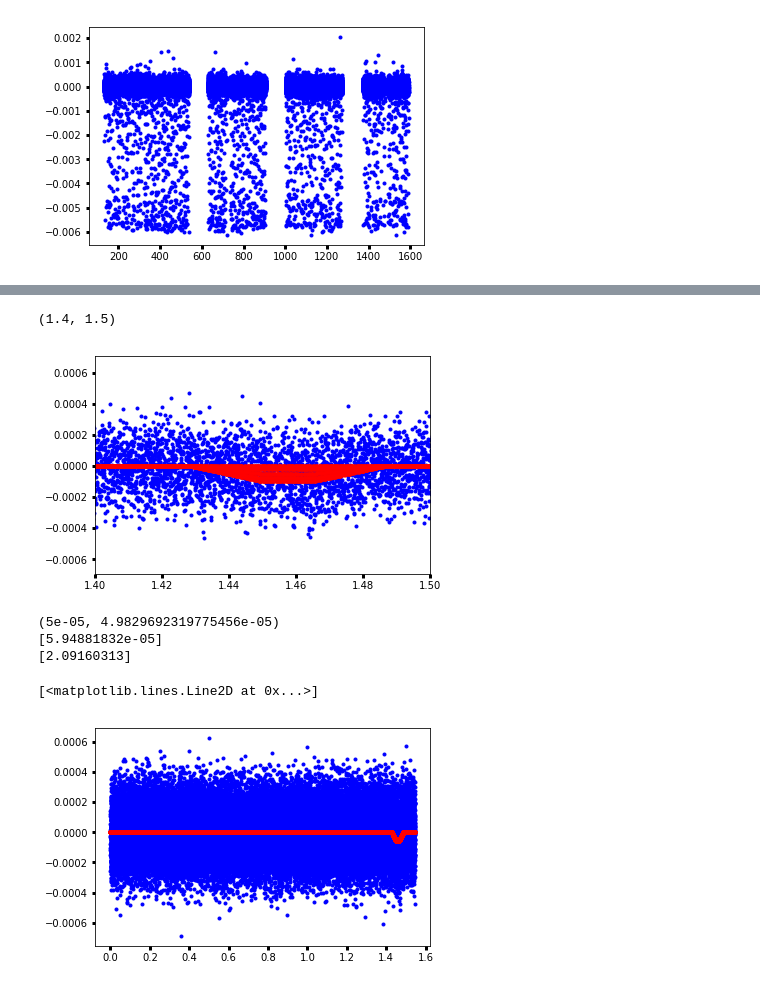
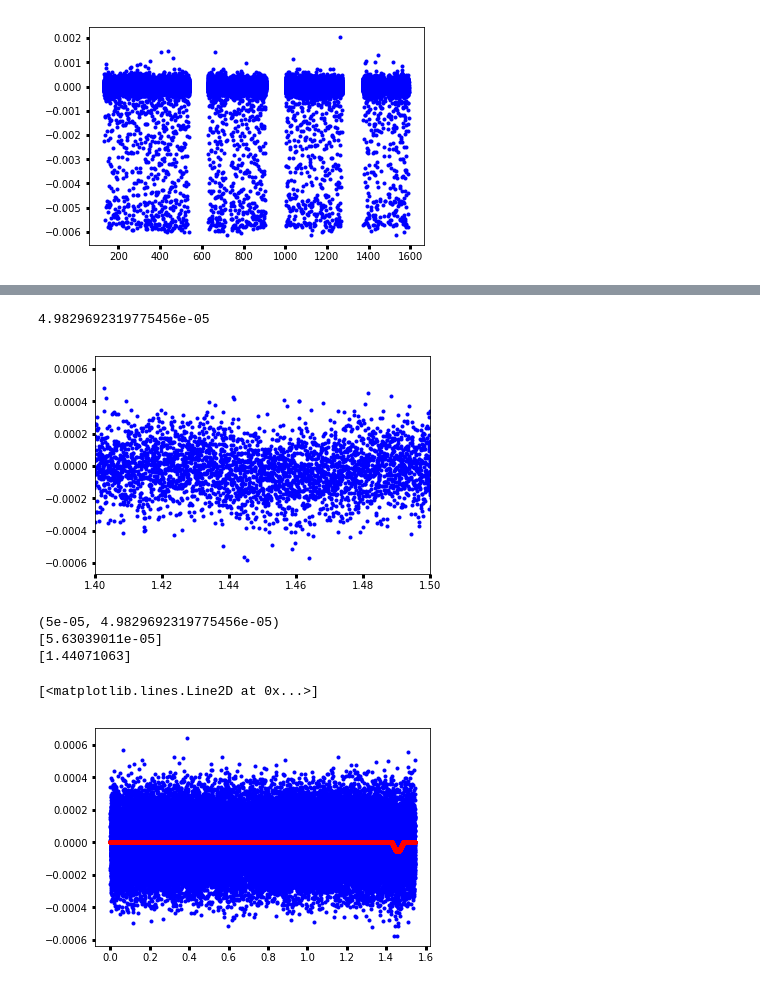
Before and after one commit to BoiseStatePlanetary/Searching-for-Variability-in-Eclipses-in-the-Kepler-Dataset, a Jupyter notebook: Recovering_Variable_Eclipses_from_Folded_Data.ipynb, the cells around one changed output, grey strips where cells are left out. Drawn from its saved outputs; the diff is of its cells as text; code cells hidden in the pictures.

```diff
--- a/Recovering_Variable_Eclipses_from_Folded_Data.ipynb
+++ b/Recovering_Variable_Eclipses_from_Folded_Data.ipynb
@@ -131,32 +126,35 @@ plt.plot(time, fit_eclipse(time, *eclipse_popt), 'r.')
 # %%
 # Now I'd like to make the eclipse depth vary sinusoidally from orbit to orbit, stack the eclipses all together,
 # and see what eclipse depth I get.
 which_orbit = np.floor((filtered_time - Faigler_T0)/saved_ep.per)
 which_orbit -= np.min(which_orbit)
 which_orbit_unq = np.unique(which_orbit)
 which_orbit_midtime = which_orbit_unq*saved_ep.per
 
 eclipse_variability_period = 10.*saved_ep.per # eclipse depth will vary with a period equal to 10 orbits
 eclipse_variability_amplitude = eclipse_depth
 eclipse_depths = eclipse_variability_amplitude*(1. + np.sin(2.*np.pi/eclipse_variability_period*which_orbit_midtime))
 
 synthetic_eclipses = np.zeros_like(filtered_time)
 noisy_synthetic_eclipses = np.zeros_like(filtered_time)
 for i in range(len(which_orbit_unq)-1):
     mn = which_orbit_unq[i]*saved_ep.per + np.min(filtered_time)
     mx = (which_orbit_unq[i] + 1)*saved_ep.per + np.min(filtered_time)
 
     ind = (filtered_time >= mn) & (filtered_time < mx)
     synthetic_eclipses[ind] = fit_eclipse(filtered_time[ind], eclipse_depths[i])
     noisy_synthetic_eclipses[ind] = synthetic_eclipses[ind] +\
         normal(size=len(synthetic_eclipses[ind]), scale=unbinned_noise)
 
 plt.plot(folded_time, noisy_synthetic_eclipses, 'b.')
-plt.plot(folded_time, synthetic_eclipses, 'r.')
+#plt.plot(folded_time, synthetic_eclipses, 'r.')
 plt.xlim([1.4, 1.5])
+
+mn = np.mean(eclipse_depths)
+print(mn)
 # %% [output]
-(1.4, 1.5)
+4.9829692319775456e-05
-[figure, old version]
+[figure, new version]
 # %%
 time = folded_time
 data = noisy_synthetic_eclipse
@@ -165,22 +163,22 @@ initial_guess = [0.]
 eclipse_popt, eclipse_pcov = curve_fit(fit_eclipse, time, data, sigma=unbinned_noise*np.ones_like(time),
                                        p0=initial_guess,
                                        bounds=(-1000e-6, 1000e-6))
-print(eclipse_variability_amplitude, np.mean(eclipse_depths))
+print(eclipse_variability_amplitude, mn)
 print(eclipse_popt)
-print(np.abs(eclipse_popt[0] - eclipse_depth)/np.sqrt(eclipse_pcov.diagonal()))
+print((eclipse_popt[0] - mn)/np.sqrt(eclipse_pcov.diagonal()))
 
 plt.plot(time, data, 'b.')
 plt.plot(time, fit_eclipse(time, *eclipse_popt), 'r.')
 
-# 2018 Sep 19 -
+# 2018 Sep 20 -
 # (5e-05, 4.9829692319775456e-05)
-# [5.94881832e-05]
-# [2.09160313]
+# [5.63039011e-05]
+# [1.44071063]
 #
-# Able to recover the average!
+# Seems consistently above the average!
 # %% [output]
 (5e-05, 4.9829692319775456e-05)
-[5.94881832e-05]
-[2.09160313]
+[5.63039011e-05]
+[1.44071063]
 [<matplotlib.lines.Line2D at 0x...>]
-[figure, old version]
+[figure, new version]
```
Also changed, not shown: parts of 7 cells of this notebook.
